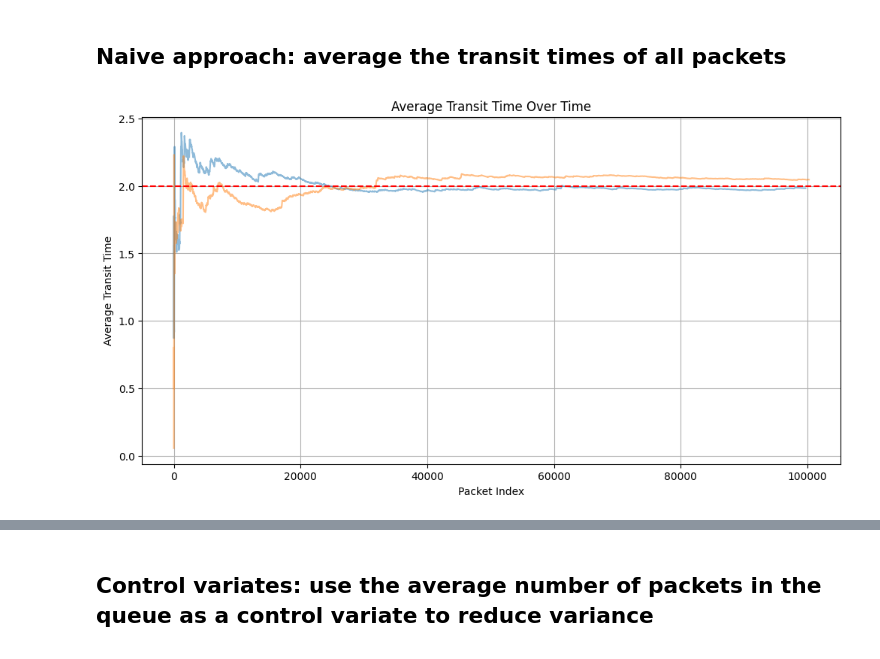
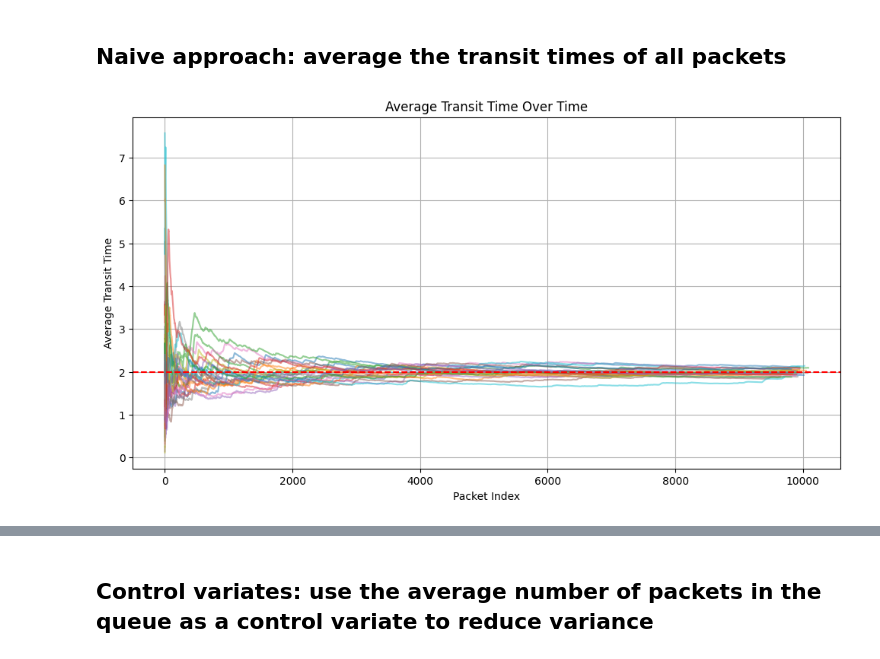
Before and after one commit to DaMole98/SPE-labs, a Jupyter notebook: HW-4/src/simulations.ipynb, the cells around one changed output, grey strips where cells are left out. Saved outputs shown, nothing was run; the diff lists cells and outputs as text; code cells hidden in the pictures.

```diff
--- a/HW-4/src/simulations.ipynb
+++ b/HW-4/src/simulations.ipynb
@@ -182,16 +182,16 @@ sim_results = []
 # run simulations (unchanged)
 for lambda_ in lamda_values:
     for mu in mu_values:
-        for rep_piq in range(NUM_REPLICATIONS):
-            seed = seeds[rep_piq]
-            csv_name = f"ex1_p2_mm1_{lambda_}_{mu}_rep_{rep_piq}"
+        for rep_pis in range(NUM_REPLICATIONS):
+            seed = seeds[rep_pis]
+            csv_name = f"ex1_p2_mm1_{lambda_}_{mu}_rep_{rep_pis}"
             path_to_csv = os.path.join(os.getcwd(), "results", f"{csv_name}.csv")
             # Store metadata
             sim_results.append(
                 {
                     "lambda": lambda_,
                     "mu": mu,
-                    "replication": rep_piq,
+                    "replication": rep_pis,
                     "path": path_to_csv,
                 }
             )
@@ -470,8 +470,8 @@ plt.show()
 # %% [markdown]
 # Exercise 2: estimate the average transit time of packets in the system
 # %%
-NUM_REPLICATIONS = 2
-NUM_TIME_UNITS = 100000
+NUM_REPLICATIONS = 25
+NUM_TIME_UNITS = 10000
 
 lambda_ = 1.0
 mu = 1.5
@@ -487,9 +487,9 @@ policy = (
 # prepare to collect CSV paths
 sim_results = []
 
-for rep_piq in range(NUM_REPLICATIONS):
-    seed = seeds[rep_piq]
-    csv_name = f"ex2_mm1_{lambda_}_{mu}_rep_{rep_piq}"
+for rep_pis in range(NUM_REPLICATIONS):
+    seed = seeds[rep_pis]
+    csv_name = f"ex2_mm1_{lambda_}_{mu}_rep_{rep_pis}"
     path_to_csv = os.path.join(os.getcwd(), "results", f"{csv_name}.csv")
     # Store metadata
     sim_results.append(path_to_csv)
@@ -501,6 +501,8 @@ for rep_piq in range(NUM_REPLICATIONS):
         path_to_csv=path_to_csv,
     )
     sim.run(termination_condition=policy)
+# %%
+DROP_EVENTS = 200
 # %% [markdown]
 ## Naive approach: average the transit times of all packets
 # %%
@@ -617,30 +549,30 @@ DROP_EVENTS = 0
 # %%
 plt.figure(figsize=(12, 6))
 
 transit_times_for_rep = get_transit_times(sim_results, drop_num=DROP_EVENTS)
 
-for rep_piq in transit_times_for_rep:
-    avg_transit_time_over_time = np.cumsum(rep_piq) / np.arange(1, len(rep_piq) + 1)
+for rep_pis in transit_times_for_rep:
+    avg_transit_time_over_time = np.cumsum(rep_pis) / np.arange(1, len(rep_pis) + 1)
     plt.plot(
         avg_transit_time_over_time, alpha=0.5, label="Cumulative Mean Transit Time"
     )
 
     # plt.plot(rep, alpha=0.1, label="Replication Transit Times")
 
 plt.axhline(
     y=1 / (mu - lambda_),
     label="Theoretical Mean Transit Time",
     color="red",
     linestyle="--",
 )
 
 plt.xlabel("Packet Index")
 plt.ylabel("Average Transit Time")
 plt.title("Average Transit Time Over Time")
 plt.grid()
 plt.show()
 # %% [output]
-[figure, old version]
+[figure, new version]
 # %%
 # Plot the histogram of transit times
 
```
Also changed, not shown: parts of 10 cells of this notebook, 1 other file.
